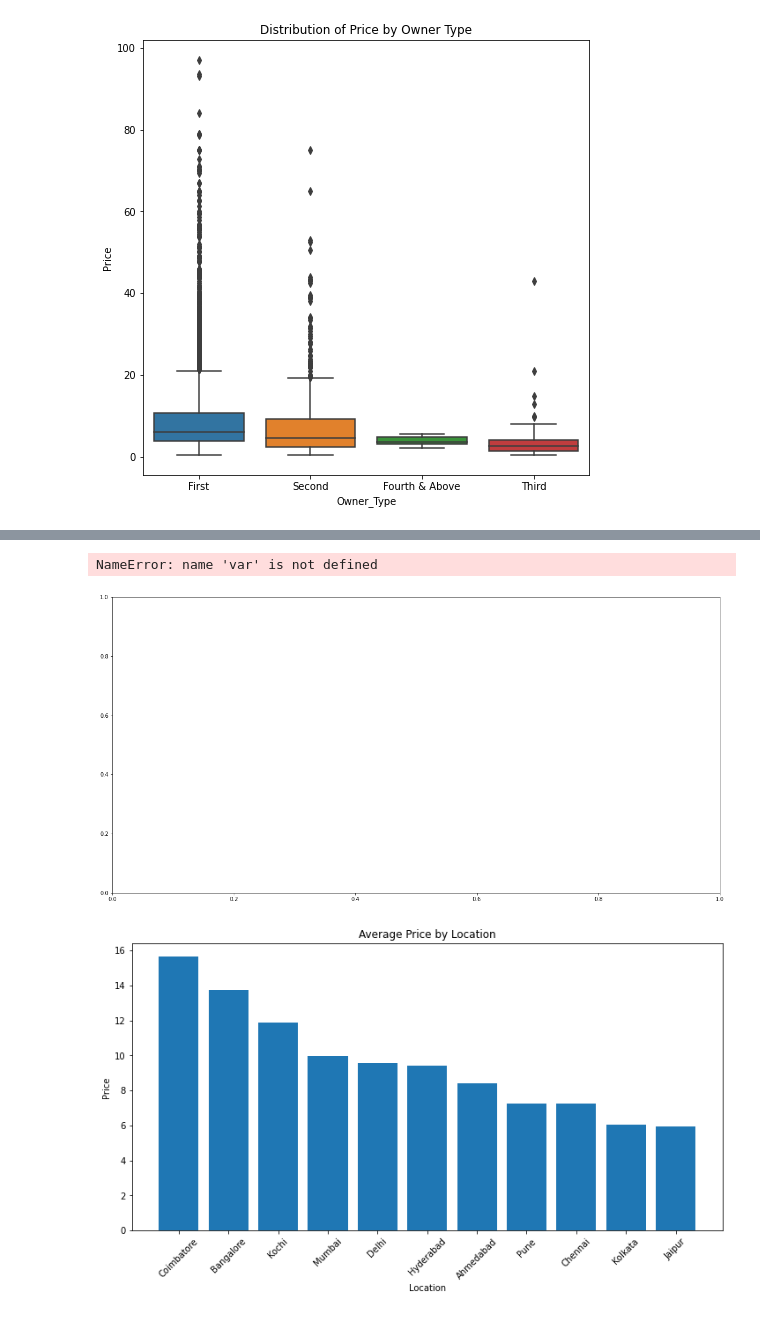
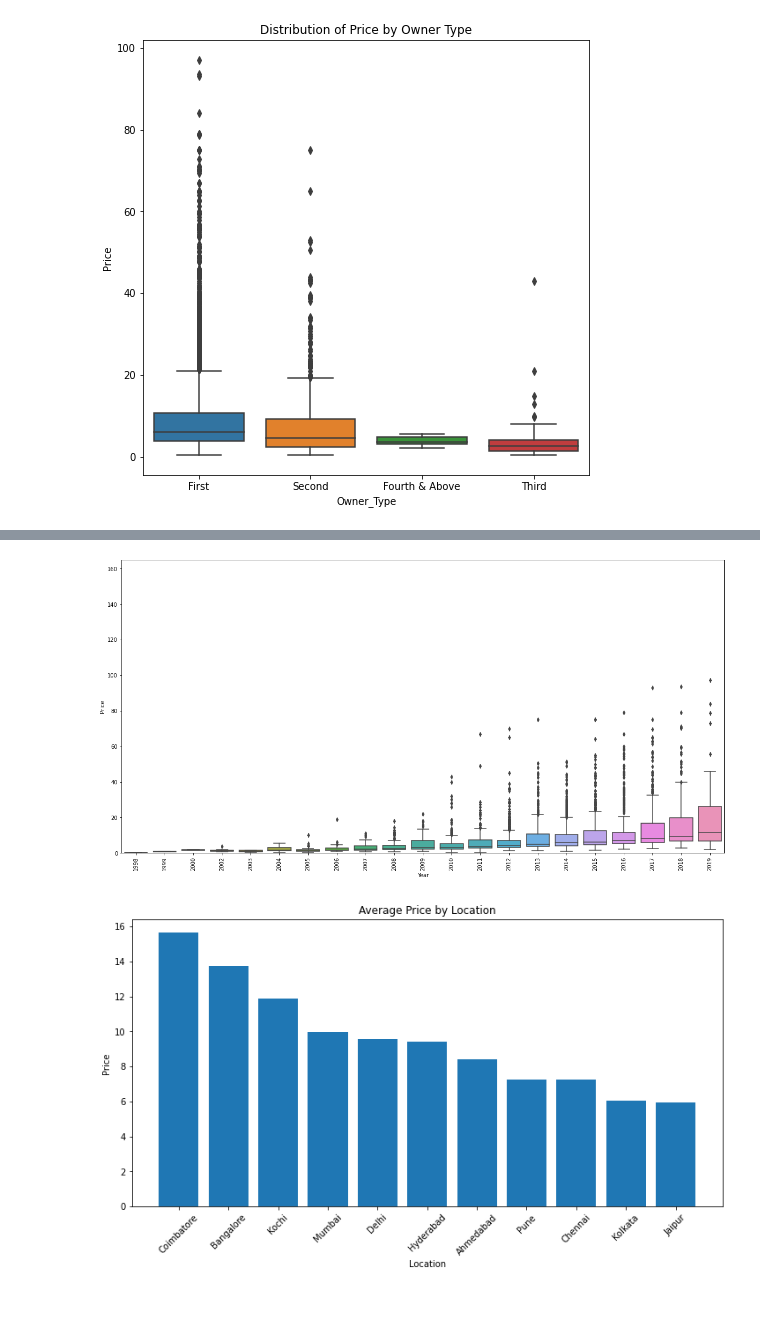
Before and after one commit to vryan-06/DarkCoders_Datahack, a Jupyter notebook: notebook/Data Analytics PS3 - djsce.ipynb, the cells around one changed output, grey strips where cells are left out. Cells and saved outputs as stored; diff of their text form; code cells hidden in the pictures.

```diff
--- a/notebook/Data Analytics PS3 - djsce.ipynb
+++ b/notebook/Data Analytics PS3 - djsce.ipynb
@@ -213,12 +213,11 @@ sns.stripplot(x = 'Owner_Type', y ='Price', data = df)
 # %%
 data = pd.concat([df['Price'], df['Year']], axis=1)
 f, ax = plt.subplots(figsize=(20, 10))
-fig = sns.boxplot(x=var, y="Price", data=data)
+fig = sns.boxplot(x="Year", y="Price", data=data)
 fig.axis(ymin=0, ymax=165);
 plt.xticks(rotation=90);
 # %% [output]
-NameError: name 'var' is not defined
-[figure, old version]
+[figure, new version]
 # %%
 price_by_location = df.groupby('Location')['Price'].mean().sort_values(ascending=False)
 plt.figure(figsize=(12,6))
```
Also changed, not shown: parts of 1 cell of this notebook.
